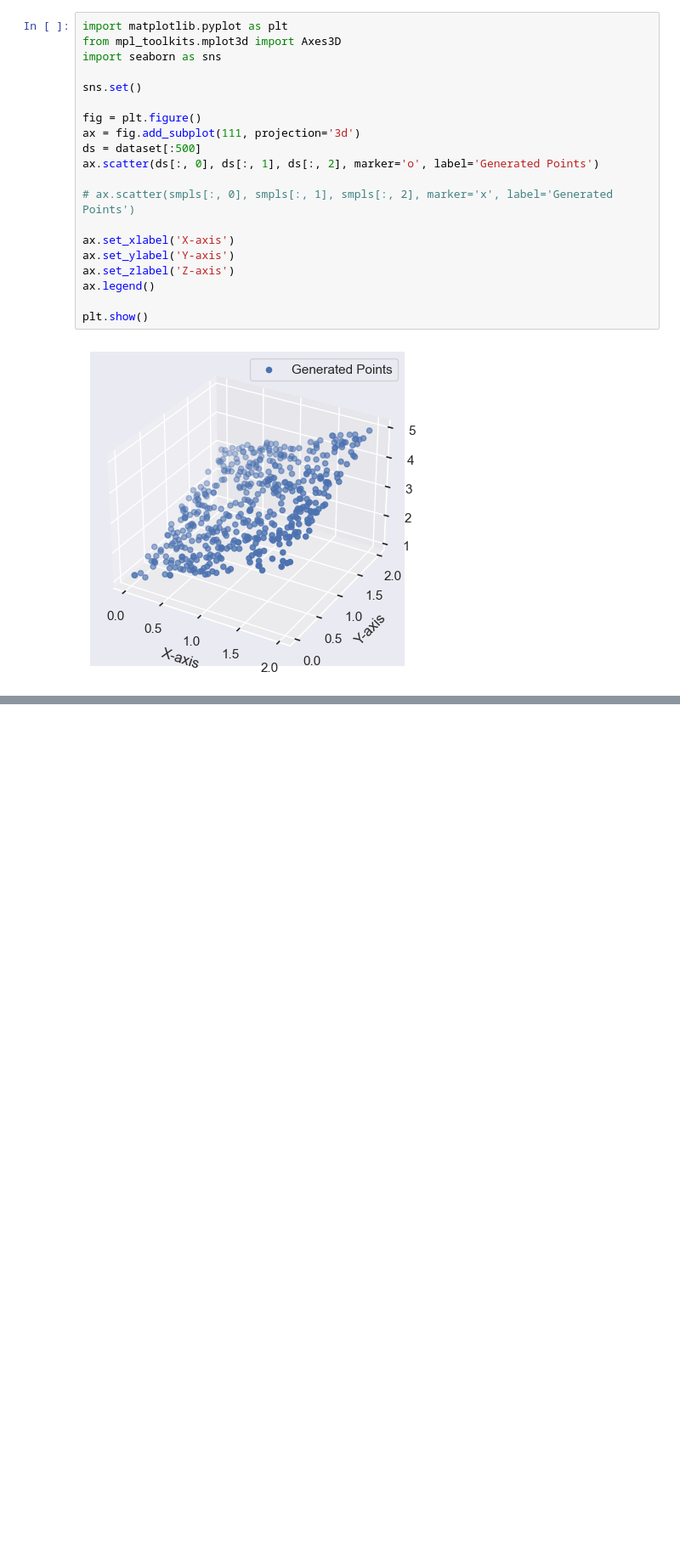
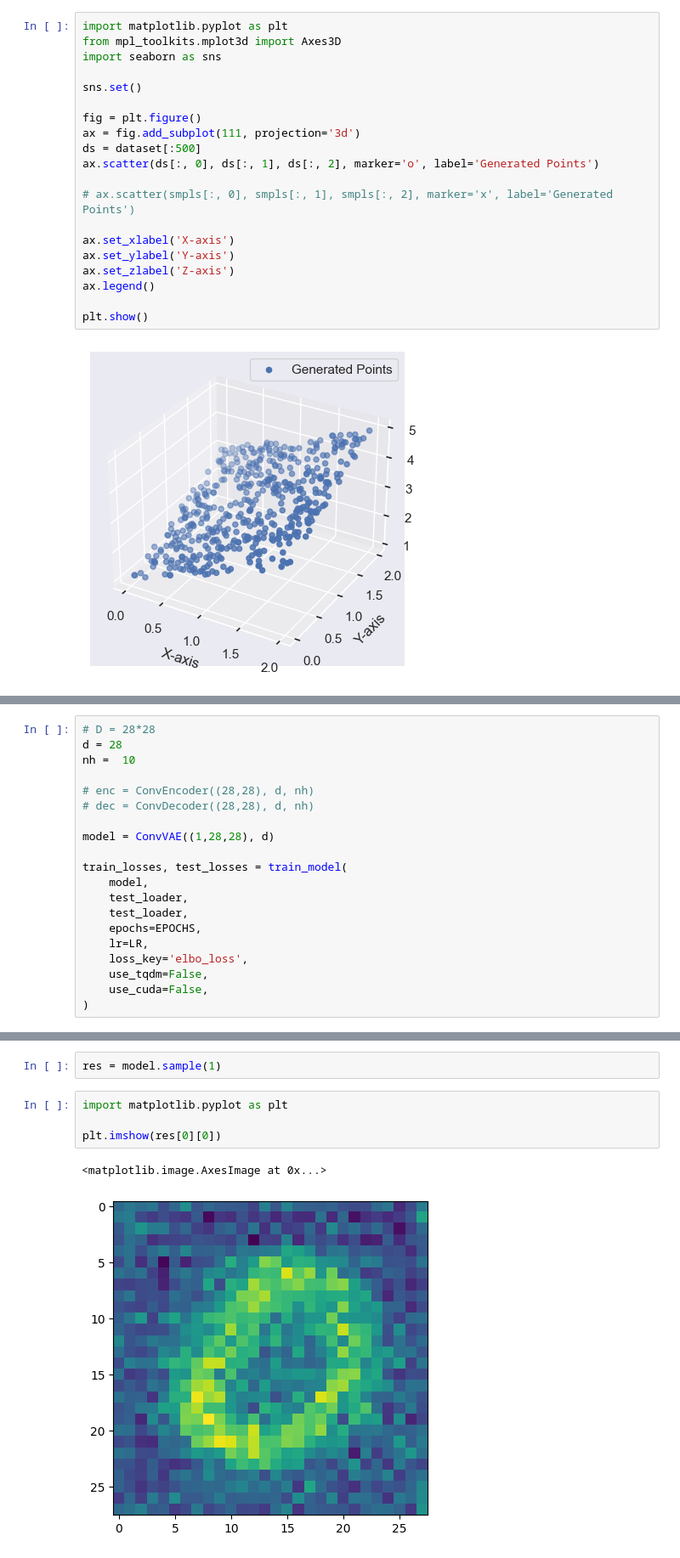
Before and after one commit to David-cripto/RDAS, a Jupyter notebook: notebooks/VAE_new.ipynb, the cells around one changed output, grey strips where cells are left out. Shown at 85% size. Saved outputs shown, nothing was run; the diff lists cells and outputs as text; blank space fills up the shorter version.

```diff
--- a/notebooks/VAE_new.ipynb
+++ b/notebooks/VAE_new.ipynb
@@ -314,0 +543,20 @@ fig.write_html("./file.html")
+# %%
+# D = 28*28
+d = 28
+nh =  10
+
+# enc = ConvEncoder((28,28), d, nh)
+# dec = ConvDecoder((28,28), d, nh)
+
+model = ConvVAE((1,28,28), d)
+
+train_losses, test_losses = train_model(
+    model,
+    test_loader,
+    test_loader,
+    epochs=EPOCHS,
+    lr=LR,
+    loss_key='elbo_loss',
+    use_tqdm=False,
+    use_cuda=False,
+)
@@ -314,0 +580,9 @@ fig.write_html("./file.html")
+# %%
+res = model.sample(1)
+# %%
+import matplotlib.pyplot as plt
+
+plt.imshow(res[0][0])
+# %% [output]
+<matplotlib.image.AxesImage at 0x...>
+[figure, added]
```
Also changed, not shown: parts of 11 cells of this notebook, 1 other file.
